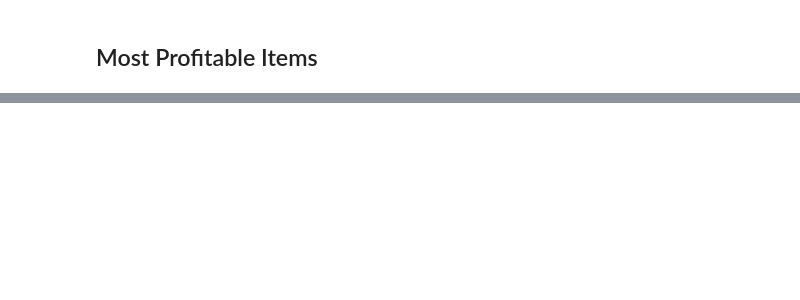
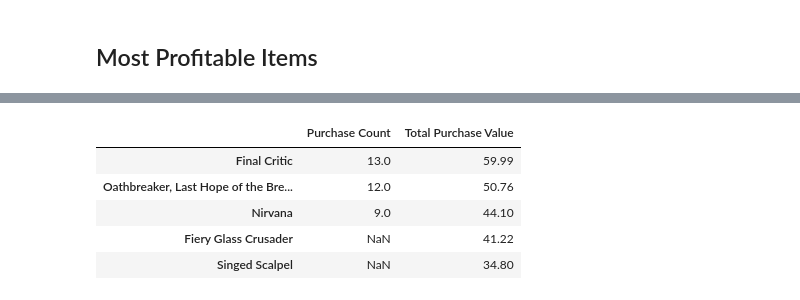
Before and after one commit to jthaker/pandashw, a Jupyter notebook: JakeThakerpymoli.ipynb, the cells around one changed output, grey strips where cells are left out. Drawn from its saved outputs; the diff is of its cells as text; code cells hidden in the pictures; blank space fills up the shorter version.

```diff
--- a/pymoli.ipynb
+++ b/JakeThakerpymoli.ipynb
@@ -273,0 +300,13 @@ Name: Item Name, dtype: int64
+# %%
+#total purchase value
+PopItems = pd.DataFrame({"Purchase Count": popitems,
+                           "Total Purchase Value": pct})
+popitemsdf= PopItems.sort_values(by ='Total Purchase Value', ascending=False)
+popitemsdf.head()
+# %% [output]
+|  | Purchase Count | Total Purchase Value |
+| Final Critic | 13.0 | 59.99 |
+| Oathbreaker, Last Hope of the Bre... | 12.0 | 50.76 |
+| Nirvana | 9.0 | 44.10 |
+| Fiery Glass Crusader | NaN | 41.22 |
+| Singed Scalpel | NaN | 34.80 |
```
Also changed, not shown: parts of 17 cells of this notebook.
